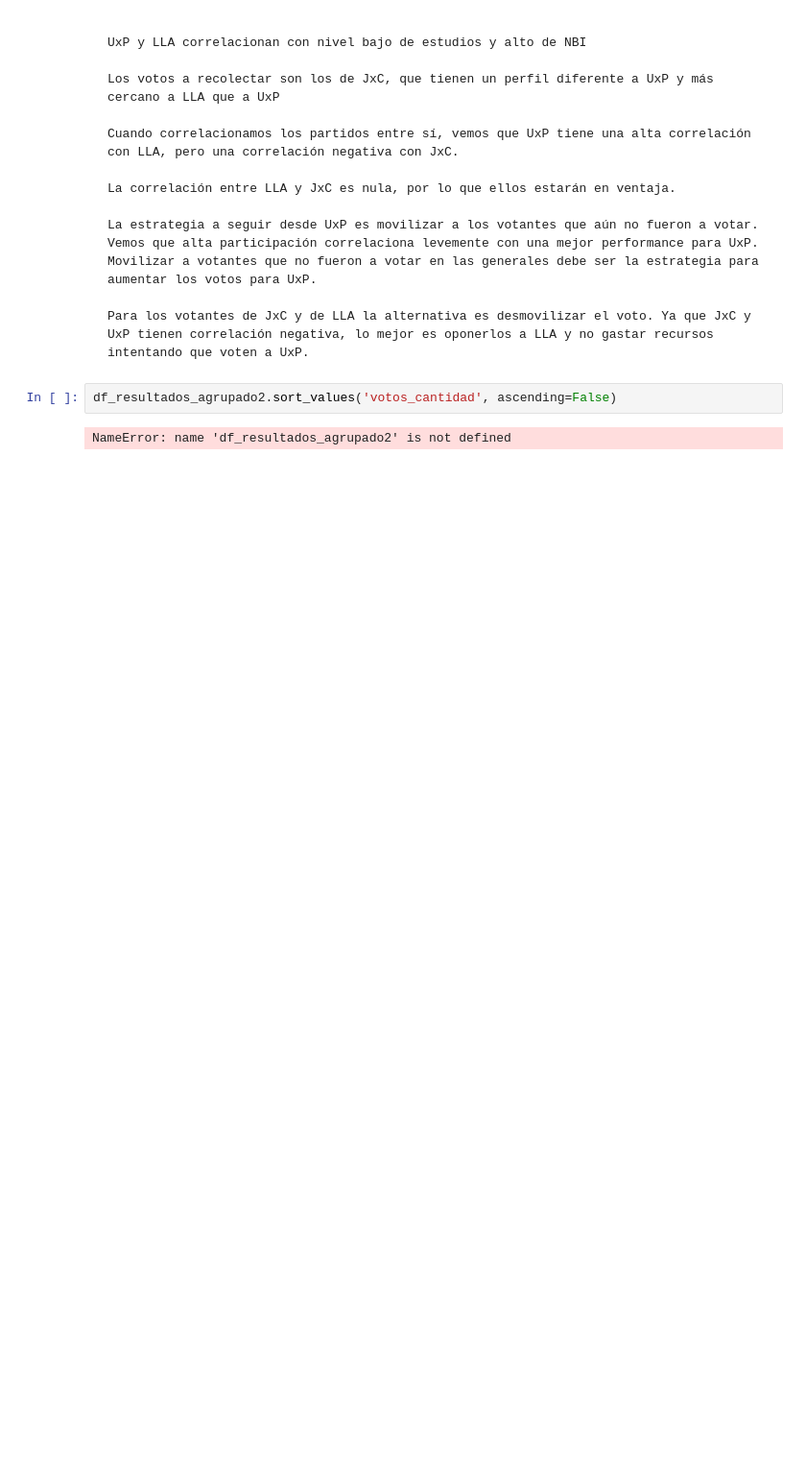
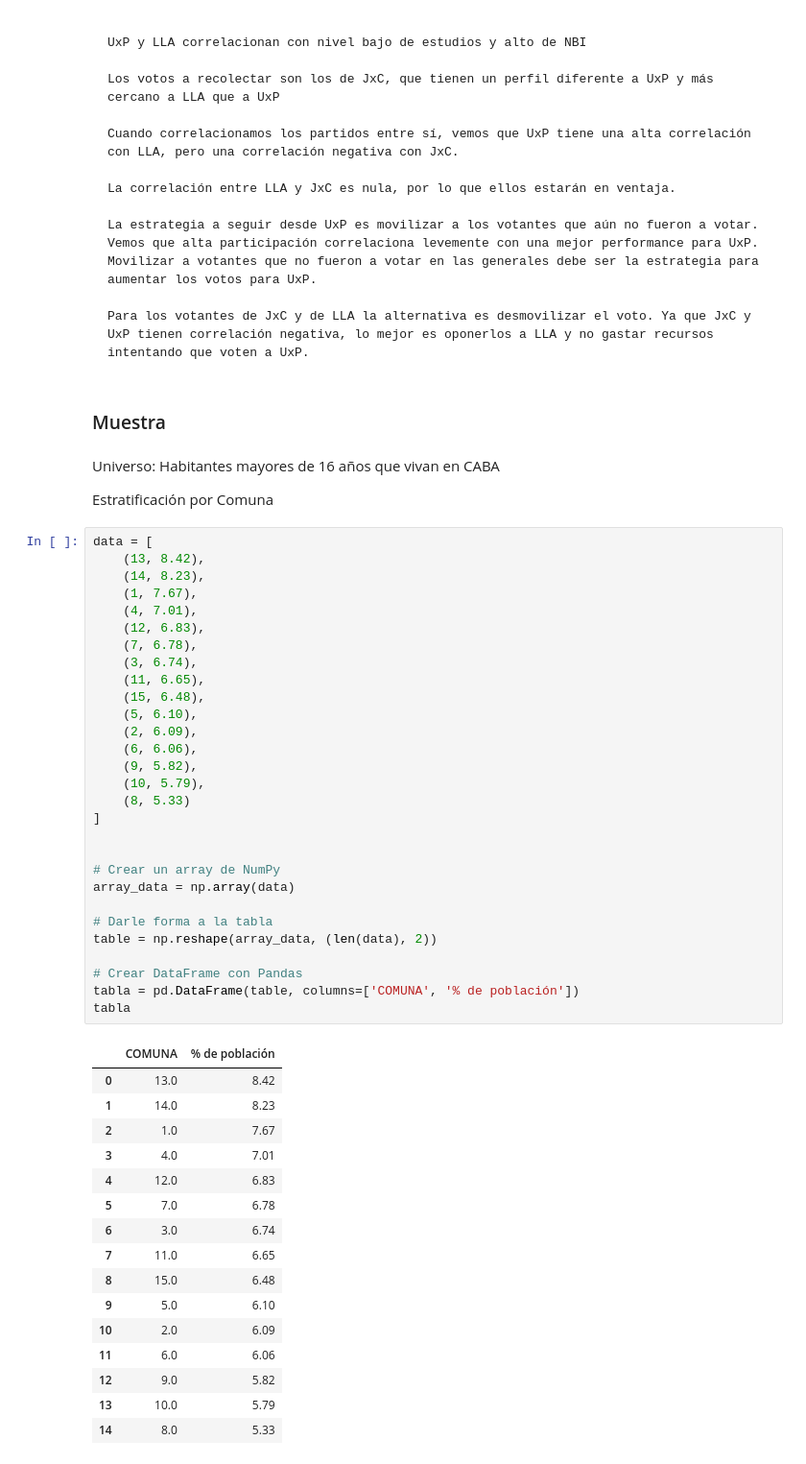
Before and after one commit to nicolasfaccini/Analisis-Elecciones-Generales-2023-Python, a Jupyter notebook: Informe_copy.ipynb, the cells around one changed output. Shown: that part at 96% size. Saved outputs shown, nothing was run; the diff lists cells and outputs as text; blank space fills up the shorter version.

Commit message:
sumamos muestra

```diff
--- a/Informe_copy.ipynb
+++ b/Informe_copy.ipynb
@@ -589,7 +589,57 @@ Ubicandonos como asesores de UxP de cara al balotaje.
     La estrategia a seguir desde UxP es movilizar a los votantes que aún no fueron a votar. Vemos que alta participación correlaciona levemente con una mejor performance para UxP. Movilizar a votantes que no fueron a votar en las generales debe ser la estrategia para aumentar los votos para UxP.
 
     Para los votantes de JxC y de LLA la alternativa es desmovilizar el voto. Ya que JxC y UxP tienen correlación negativa, lo mejor es oponerlos a LLA y no gastar recursos intentando que voten a UxP.
-# %%
-df_resultados_agrupado2.sort_values('votos_cantidad', ascending=False)
-# %% [output]
-NameError: name 'df_resultados_agrupado2' is not defined
+# %% [markdown]
+### Muestra
+# %% [markdown]
+
+
+Universo: Habitantes mayores de 16 años que vivan en CABA
+
+Estratificación por Comuna
+# %%
+data = [
+    (13, 8.42),
+    (14, 8.23),
+    (1, 7.67),
+    (4, 7.01),
+    (12, 6.83),
+    (7, 6.78),
+    (3, 6.74),
+    (11, 6.65),
+    (15, 6.48),
+    (5, 6.10),
+    (2, 6.09),
+    (6, 6.06),
+    (9, 5.82),
+    (10, 5.79),
+    (8, 5.33)
+]
+
+
+# Crear un array de NumPy
+array_data = np.array(data)
+
+# Darle forma a la tabla
+table = np.reshape(array_data, (len(data), 2))
+
+# Crear DataFrame con Pandas
+tabla = pd.DataFrame(table, columns=['COMUNA', '% de población'])
+tabla
+# %% [output]
+|  | COMUNA | % de población |
+| 0 | 13.0 | 8.42 |
+| 1 | 14.0 | 8.23 |
+| 2 | 1.0 | 7.67 |
+| 3 | 4.0 | 7.01 |
+| 4 | 12.0 | 6.83 |
+| 5 | 7.0 | 6.78 |
+| 6 | 3.0 | 6.74 |
+| 7 | 11.0 | 6.65 |
+| 8 | 15.0 | 6.48 |
+| 9 | 5.0 | 6.10 |
+| 10 | 2.0 | 6.09 |
+| 11 | 6.0 | 6.06 |
+| 12 | 9.0 | 5.82 |
+| 13 | 10.0 | 5.79 |
+| 14 | 8.0 | 5.33 |
```
Also changed, not shown: parts of 1 cell of this notebook.
